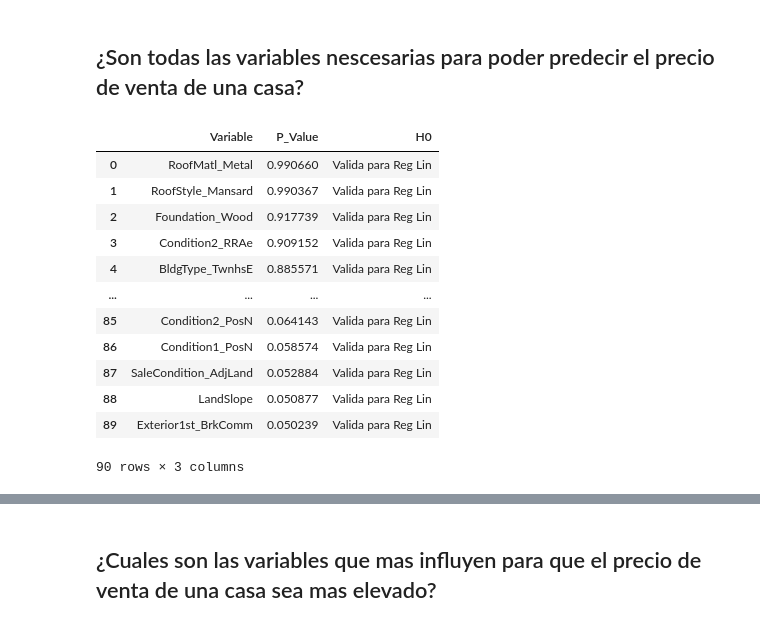
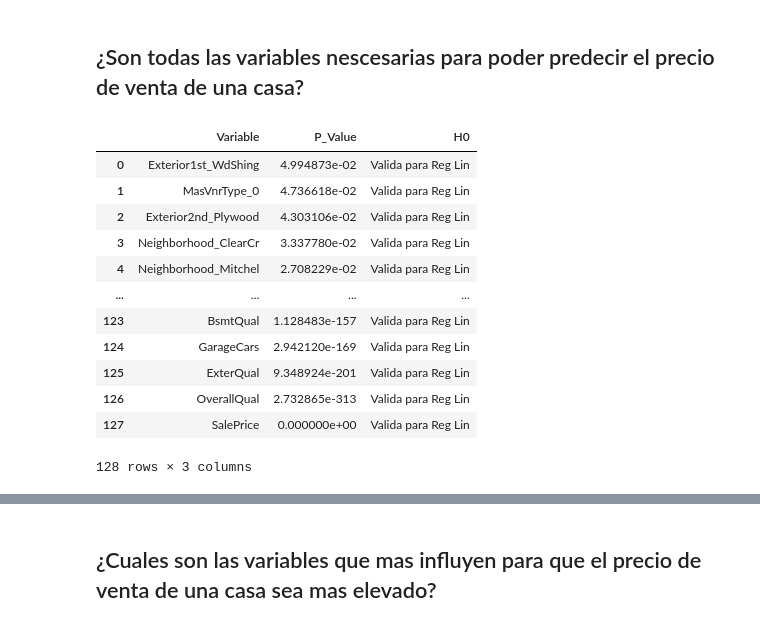
Before and after one commit to ta-data-mexpt/statistical-analysis-project, a Jupyter notebook: Proyecto_5_Ricardo_Fuentes.ipynb, the cells around one changed output, grey strips where cells are left out. Drawn from its saved outputs; the diff is of its cells as text; code cells hidden in the pictures.

```diff
--- a/Proyecto_5_Ricardo_Fuentes.ipynb
+++ b/Proyecto_5_Ricardo_Fuentes.ipynb
@@ -668,45 +668,45 @@ from scipy.stats import linregress
 p_hipotesis_1 = df.copy()
 
 def p_value(data,int_confianza):
 
     y = data['SalePrice']
     p_value = []
     for column in data.columns:
         x = data[column]
         slope, intercept, rvalue, pvalue, stderr = linregress(x, y)
         p_value.append((column,pvalue))
 
     p_value_df = pd.DataFrame(p_value,columns=['Variable','P_Value'])
 
-    p_value_df['H0'] = p_value_df['P_Value'] >= int_confianza
+    p_value_df['H0'] = p_value_df['P_Value'] <= int_confianza
 
     p_value_df['H0'] = p_value_df['H0'].astype('str')
     p_value_df['H0'].replace({'True':'Valida para Reg Lin','False':'No Valida Reg Lin'},inplace=True)
 
     return p_value_df
 
 variables_df = p_value(p_hipotesis_1,0.05)
 p_value_rl = variables_df[variables_df['H0']=='Valida para Reg Lin']
 p_value_rl=p_value_rl.sort_values(by='P_Value',ascending=False).reset_index(drop=True)
 p_value_rl
 
 variables_sacar = variables_df[variables_df['H0']=='No Valida Reg Lin']
 variables_sacar= variables_sacar['Variable'].to_list()
 
 p_value_rl
 # %% [output]
 |  | Variable | P_Value | H0 |
-| 0 | RoofMatl_Metal | 0.990660 | Valida para Reg Lin |
-| 1 | RoofStyle_Mansard | 0.990367 | Valida para Reg Lin |
-| 2 | Foundation_Wood | 0.917739 | Valida para Reg Lin |
-| 3 | Condition2_RRAe | 0.909152 | Valida para Reg Lin |
-| 4 | BldgType_TwnhsE | 0.885571 | Valida para Reg Lin |
+| 0 | Exterior1st_WdShing | 4.994873e-02 | Valida para Reg Lin |
+| 1 | MasVnrType_0 | 4.736618e-02 | Valida para Reg Lin |
+| 2 | Exterior2nd_Plywood | 4.303106e-02 | Valida para Reg Lin |
+| 3 | Neighborhood_ClearCr | 3.337780e-02 | Valida para Reg Lin |
+| 4 | Neighborhood_Mitchel | 2.708229e-02 | Valida para Reg Lin |
 | ... | ... | ... | ... |
-| 85 | Condition2_PosN | 0.064143 | Valida para Reg Lin |
-| 86 | Condition1_PosN | 0.058574 | Valida para Reg Lin |
-| 87 | SaleCondition_AdjLand | 0.052884 | Valida para Reg Lin |
-| 88 | LandSlope | 0.050877 | Valida para Reg Lin |
-| 89 | Exterior1st_BrkComm | 0.050239 | Valida para Reg Lin |
+| 123 | BsmtQual | 1.128483e-157 | Valida para Reg Lin |
+| 124 | GarageCars | 2.942120e-169 | Valida para Reg Lin |
+| 125 | ExterQual | 9.348924e-201 | Valida para Reg Lin |
+| 126 | OverallQual | 2.732865e-313 | Valida para Reg Lin |
+| 127 | SalePrice | 0.000000e+00 | Valida para Reg Lin |
-90 rows × 3 columns
+128 rows × 3 columns
 # %%
 # En nuestro df inicial teniamos 217 variables, analizando el p_value de cada una contra el 'SalePrice' con
```
Also changed, not shown: parts of 7 cells of this notebook.
